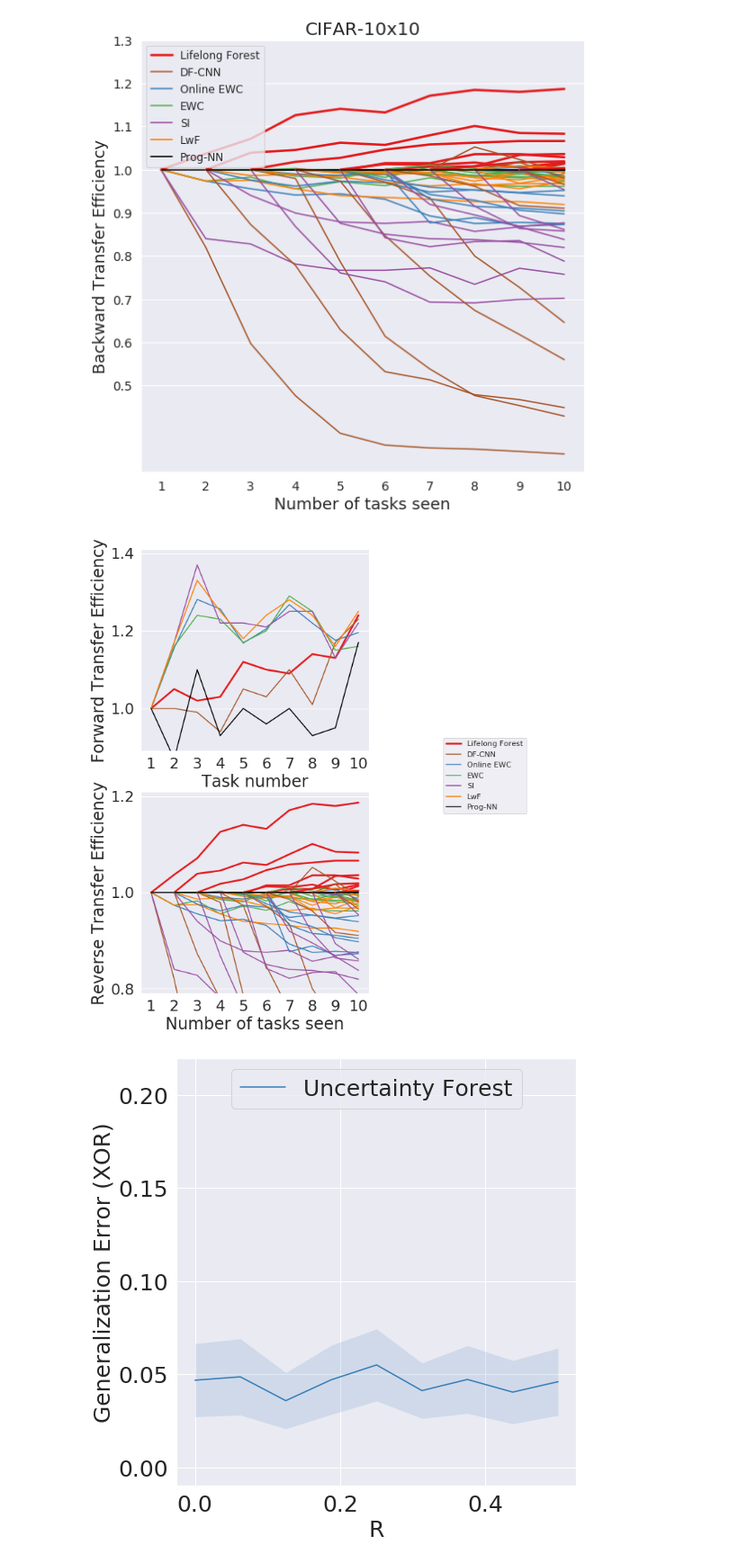
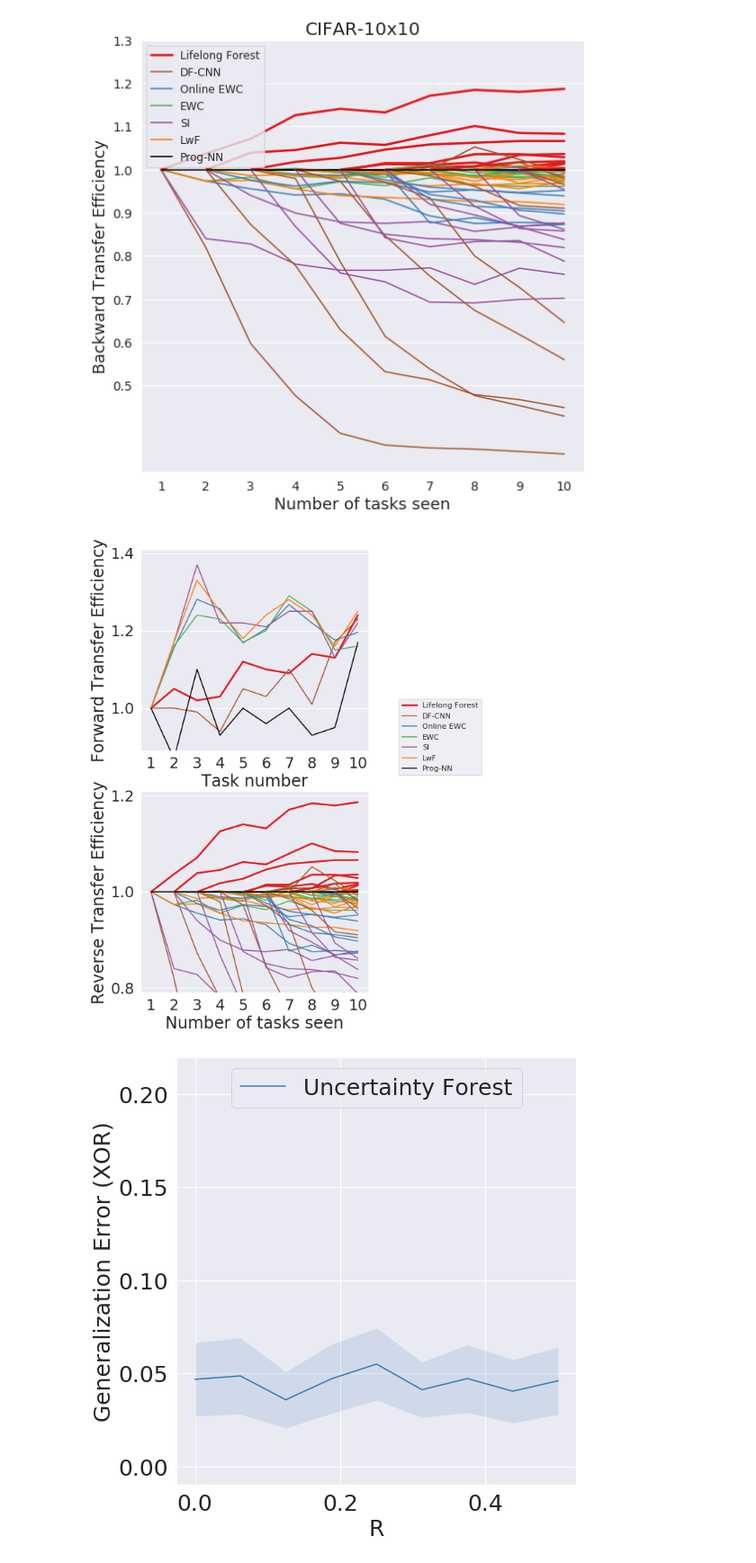
Before and after one commit to neurodata/lifelong-learning, a Jupyter notebook: cef/paper-figs-generator-local.ipynb, the cells around one changed output. Shown at 90% size. Drawn from its saved outputs; the diff is of its cells as text; code cells hidden in the pictures.

```diff
--- a/cef/paper-figs-generator-local.ipynb
+++ b/cef/paper-figs-generator-local.ipynb
@@ -1623,35 +1623,35 @@ for i in range(n_tasks - 1):
     ns = np.arange(i + 1, n_tasks + 1)
     for j in range(0,n_alg):
         if j == 0:
             if i == 0:
                 ax[1].plot(ns, et[j,:], label = algos[j], c=c[j], linewidth = 2.6)
             else:
                 ax[1].plot(ns, et[j,:], c=c[j], linewidth = 2.6)
         else:
             if i == 0:
                 ax[1].plot(ns, et[j,:], label = algos[j], c=c[j])
             else:
                 ax[1].plot(ns, et[j,:], c=c[j])
 
 
 # ax[1].set_title(ttle, fontsize=20)
 ax[1].set_xlabel('Number of tasks seen', fontsize=fontsize)
 ax[1].set_ylabel('Reverse Transfer Efficiency', fontsize=fontsize)
 # ax.set_ylim(0.05 - 0.01, 0.5 + 0.01)
 # box = ax.get_position()
 # ax.set_position([box.x0, box.y0, box.width * 0.8, box.height])
 # ax.legend(loc='center left', bbox_to_anchor=(1, 0.5))
 # ax[1].legend(loc='upper left', fontsize=12)
 ax[1].set_yticks([.8,1, 1.2])
 ax[1].set_xticks(np.arange(1,11))
 ax[1].set_ylim(0.79, 1.21)
 ax[1].tick_params(labelsize=ticksize)
 ax[1].grid(axis='x')
 # plt.tight_layout()
-lgd = fig.legend(algos, bbox_to_anchor=(1.05, 0.), loc='center left')
+lgd = fig.legend(algos, bbox_to_anchor=(1.05, 0.51), loc='center left')
 plt.savefig('fte_bte_stacked.pdf', bbox_inches="tight",pad_inches=0.5, bbox_extra_artists=(lgd,))
 # %% [output]
-[figure, old version]
+[figure, new version]
 # %%
 def rxor_sweep(nx, nz, d, angle_params=np.pi*np.arange(0.5, step=0.125), m=100, subsample=0.32, return_posteriors=False, tqdm_=True, acorn=None):
     if acorn is not None:
```
Also changed, not shown: 1 other file.
